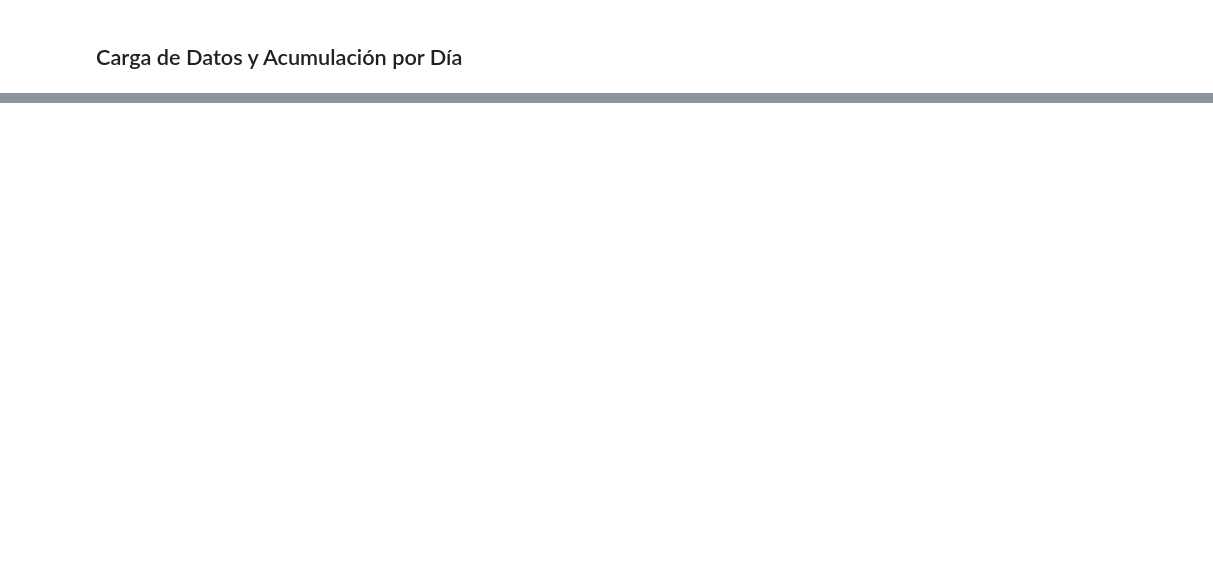
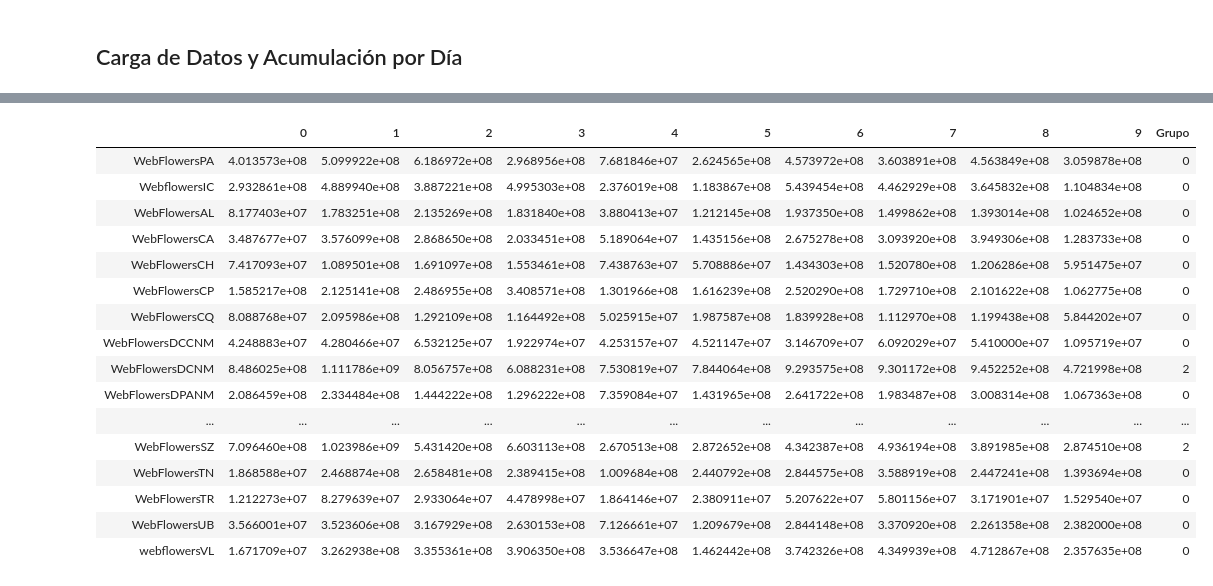
Before and after one commit to JuanLombana/MachineLearning, a Jupyter notebook: CloudLocation/Acumulados.ipynb, the cells around one changed output, grey strips where cells are left out. Drawn from its saved outputs; the diff is of its cells as text; code cells hidden in the pictures; blank space fills up the shorter version.

```diff
--- a/CloudLocation/Acumulados.ipynb
+++ b/CloudLocation/Acumulados.ipynb
@@ -82,0 +126,21 @@ for r in np.arange(0,10):
+# %%
+totalizadoDia['Grupo'] = y_pred
+totalizadoDia
+# %% [output]
+|  | 0 | 1 | 2 | 3 | 4 | 5 | 6 | 7 | 8 | 9 | Grupo |
+| WebFlowersPA | 4.013573e+08 | 5.099922e+08 | 6.186972e+08 | 2.968956e+08 | 7.681846e+07 | 2.624565e+08 | 4.573972e+08 | 3.603891e+08 | 4.563849e+08 | 3.059878e+08 | 0 |
+| WebflowersIC | 2.932861e+08 | 4.889940e+08 | 3.887221e+08 | 4.995303e+08 | 2.376019e+08 | 1.183867e+08 | 5.439454e+08 | 4.462929e+08 | 3.645832e+08 | 1.104834e+08 | 0 |
+| WebFlowersAL | 8.177403e+07 | 1.783251e+08 | 2.135269e+08 | 1.831840e+08 | 3.880413e+07 | 1.212145e+08 | 1.937350e+08 | 1.499862e+08 | 1.393014e+08 | 1.024652e+08 | 0 |
+| WebFlowersCA | 3.487677e+07 | 3.576099e+08 | 2.868650e+08 | 2.033451e+08 | 5.189064e+07 | 1.435156e+08 | 2.675278e+08 | 3.093920e+08 | 3.949306e+08 | 1.283733e+08 | 0 |
+| WebFlowersCH | 7.417093e+07 | 1.089501e+08 | 1.691097e+08 | 1.553461e+08 | 7.438763e+07 | 5.708886e+07 | 1.434303e+08 | 1.520780e+08 | 1.206286e+08 | 5.951475e+07 | 0 |
+| WebFlowersCP | 1.585217e+08 | 2.125141e+08 | 2.486955e+08 | 3.408571e+08 | 1.301966e+08 | 1.616239e+08 | 2.520290e+08 | 1.729710e+08 | 2.101622e+08 | 1.062775e+08 | 0 |
+| WebFlowersCQ | 8.088768e+07 | 2.095986e+08 | 1.292109e+08 | 1.164492e+08 | 5.025915e+07 | 1.987587e+08 | 1.839928e+08 | 1.112970e+08 | 1.199438e+08 | 5.844202e+07 | 0 |
+| WebFlowersDCCNM | 4.248883e+07 | 4.280466e+07 | 6.532125e+07 | 1.922974e+07 | 4.253157e+07 | 4.521147e+07 | 3.146709e+07 | 6.092029e+07 | 5.410000e+07 | 1.095719e+07 | 0 |
+| WebFlowersDCNM | 8.486025e+08 | 1.111786e+09 | 8.056757e+08 | 6.088231e+08 | 7.530819e+07 | 7.844064e+08 | 9.293575e+08 | 9.301172e+08 | 9.452252e+08 | 4.721998e+08 | 2 |
+| WebFlowersDPANM | 2.086459e+08 | 2.334484e+08 | 1.444222e+08 | 1.296222e+08 | 7.359084e+07 | 1.431965e+08 | 2.641722e+08 | 1.983487e+08 | 3.008314e+08 | 1.067363e+08 | 0 |
+| ... | ... | ... | ... | ... | ... | ... | ... | ... | ... | ... | ... |
+| WebFlowersSZ | 7.096460e+08 | 1.023986e+09 | 5.431420e+08 | 6.603113e+08 | 2.670513e+08 | 2.872652e+08 | 4.342387e+08 | 4.936194e+08 | 3.891985e+08 | 2.874510e+08 | 2 |
+| WebFlowersTN | 1.868588e+07 | 2.468874e+08 | 2.658481e+08 | 2.389415e+08 | 1.009684e+08 | 2.440792e+08 | 2.844575e+08 | 3.588919e+08 | 2.447241e+08 | 1.393694e+08 | 0 |
+| WebFlowersTR | 1.212273e+07 | 8.279639e+07 | 2.933064e+07 | 4.478998e+07 | 1.864146e+07 | 2.380911e+07 | 5.207622e+07 | 5.801156e+07 | 3.171901e+07 | 1.529540e+07 | 0 |
+| WebFlowersUB | 3.566001e+07 | 3.523606e+08 | 3.167929e+08 | 2.630153e+08 | 7.126661e+07 | 1.209679e+08 | 2.844148e+08 | 3.370920e+08 | 2.261358e+08 | 2.382000e+08 | 0 |
+| webflowersVL | 1.671709e+07 | 3.262938e+08 | 3.355361e+08 | 3.906350e+08 | 3.536647e+08 | 1.462442e+08 | 3.742326e+08 | 4.349939e+08 | 4.712867e+08 | 2.357635e+08 | 0 |
```
Also changed, not shown: parts of 13 cells of this notebook, 1 other file.
